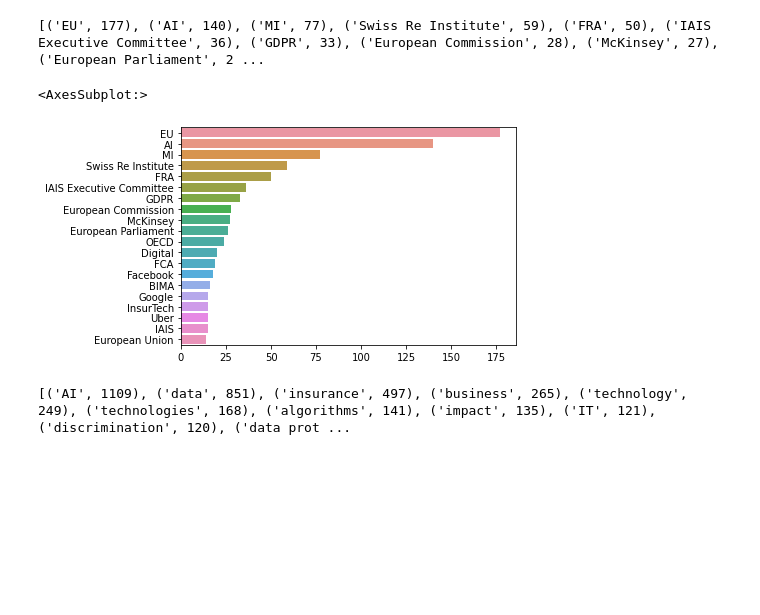
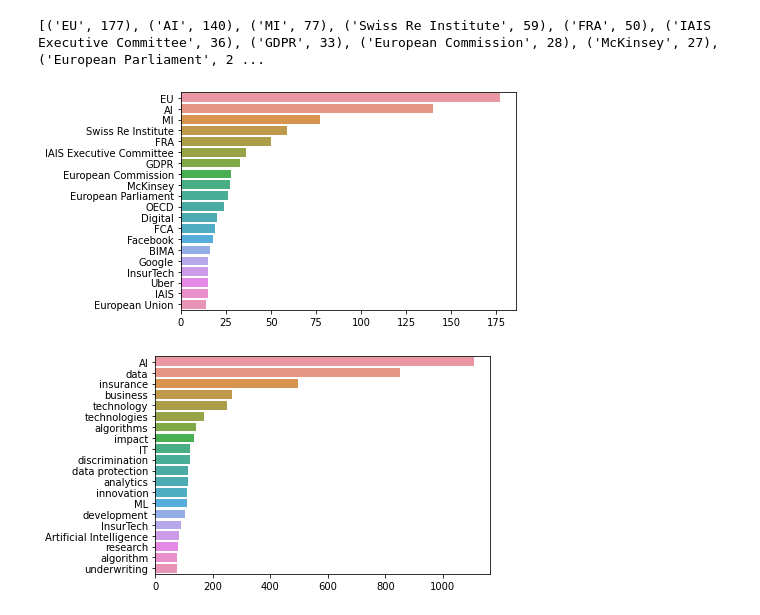
Before and after one commit to protzetter/NLP-experiments, a Jupyter notebook: DocumentMining-Part5.ipynb, the cells around one changed output. Drawn from its saved outputs; the diff is of its cells as text; code cells hidden in the pictures; blank space fills up the shorter version.

Commit message:
Update DocumentMining-Part5.ipynb
added display function

```diff
--- a/DocumentMining-Part5.ipynb
+++ b/DocumentMining-Part5.ipynb
@@ -260,28 +260,28 @@ print(commonEntities)
 # %%
 import seaborn as sns
 
+def displayEntitiesChart(commonEntities,n=20):
+    x, y= [], []
+    for word,count in commonEntities[:n]:
+            x.append(word)
+            y.append(count)
 
-x, y= [], []
-for word,count in commonEntities[:20]:
-        x.append(word)
-        y.append(count)
-
-sns.barplot(x=y,y=x)
+    sns.barplot(x=y,y=x)
+displayEntitiesChart(commonEntities)
 # %% [output]
-<AxesSubplot:>
 [figure]
 # %%
 # most frequest skills
 entities=[]
 for doc in entityList:
     for entity in doc:
         if entity.category == 'Skill':
                 entities += [entity.text]
 entityFreq = Counter(entities)
 commonEntities = entityFreq.most_common(40)
-print(commonEntities)
+displayEntitiesChart(commonEntities)
 # %% [output]
-[('AI', 1109), ('data', 851), ('insurance', 497), ('business', 265), ('technology', 249), ('technologies', 168), ('algorithms', 141), ('impact', 135), ('IT', 121), ('discrimination', 120), ('data prot ...
+[figure, added]
 # %%
 # most frequest skills
 entities=[]
```
Also changed, not shown: parts of 3 cells of this notebook.
